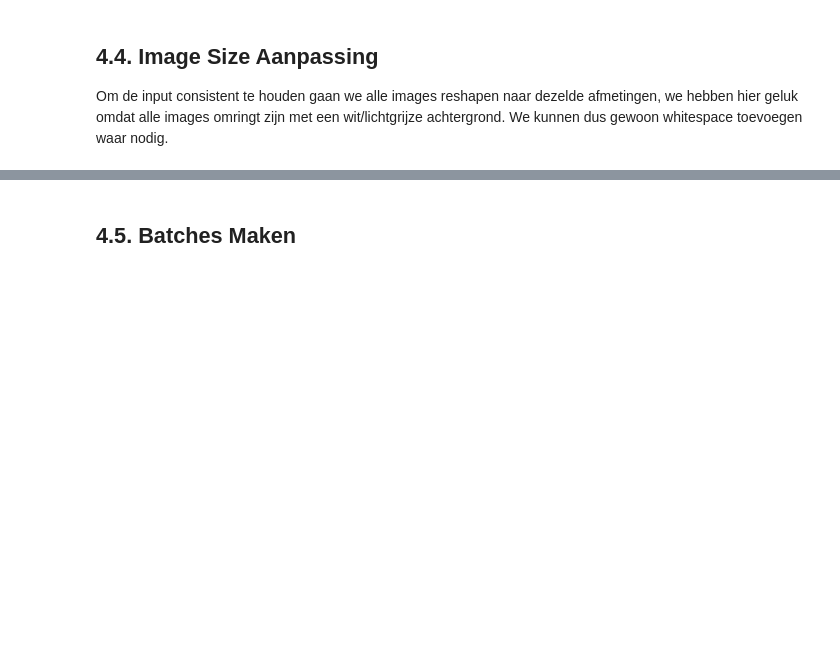
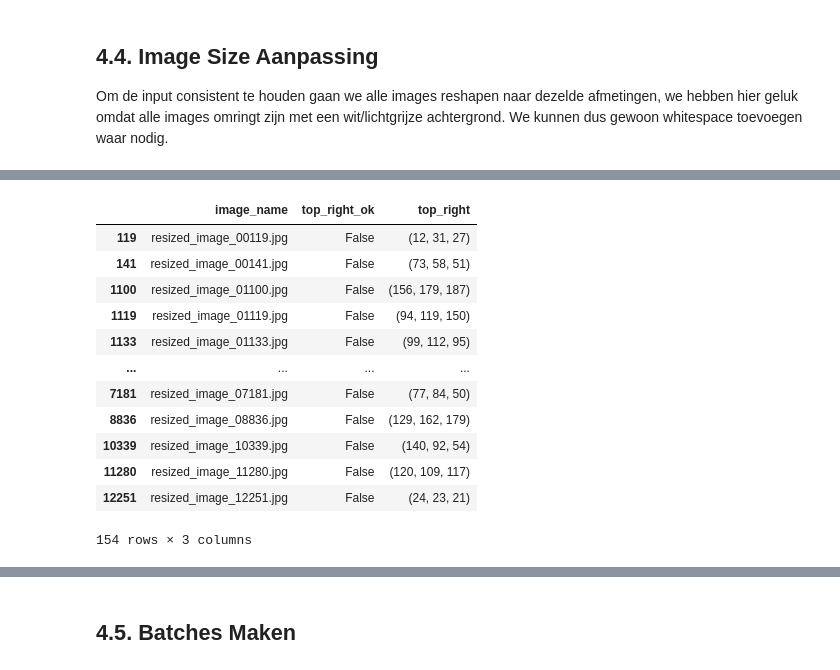
Before and after one commit to 24020338/Deep-Learning-3, a Jupyter notebook: Deep Learning Opdracht 3 Notebook.ipynb, the cells around one changed output, grey strips where cells are left out. Cells and saved outputs as stored; diff of their text form; code cells hidden in the pictures; blank space fills up the shorter version.

```diff
--- a/Deep Learning Opdracht 3 Notebook.ipynb
+++ b/Deep Learning Opdracht 3 Notebook.ipynb
@@ -1158,7 +1185,9 @@ for i, row in hm_df.iterrows():
     text = row["text"]
 
     # Dan pakken we de heights en widths
+    # en de kleur die in de corner staat zodat we kunnen padden met de corresponderende kleur
     old_width, old_height = image.size
+    padding_color = image.getpixel((old_width - 1, 0))
 
     # en dan bepalen we de gewenste padding
     # door de huidige afmetingen af te trekken van de gewenste image size
@@ -1168,7 +1197,7 @@ for i, row in hm_df.iterrows():
     height_padding = (target_size[1] - old_height) // 2
 
     # en dan met die nieuwe image size, voegen we white toe voor hoeveel mogelijk moet
-    new_image = Image.new("RGB", target_size, color="white")
+    new_image = Image.new("RGB", target_size, color=padding_color)
     new_image.paste(image, (width_padding, height_padding))
     base_name = f"resized_image_{i:05d}"
 
@@ -1185,0 +1219,62 @@ for i, row in hm_df.iterrows():
+# %%
+
+
+check_folder = Path("/home/beef/Downloads/models_run/resized_images_and_texts")
+
+image_extensions = [".jpg", ".jpeg", ".png", ".webp"]
+
+# Meer lenient:
+# lagere brightness accepteert donkerder lichtgrijs
+# hogere channel difference accepteert licht warm/koud grijs
+min_brightness = 180
+max_channel_difference = 45
+
+def is_white_or_gray(pixel, min_brightness=180, max_channel_difference=45):
+    r, g, b = pixel
+
+    # Pixel moet licht genoeg zijn
+    brightness_ok = min(r, g, b) >= min_brightness
+
+    # Pixel moet ongeveer wit/grijs zijn
+    channel_difference = max(r, g, b) - min(r, g, b)
+    gray_ok = channel_difference <= max_channel_difference
+
+    return brightness_ok and gray_ok
+
+
+results = []
+
+for image_path in sorted(check_folder.glob("*")):
+    if image_path.suffix.lower() not in image_extensions:
+        continue
+
+    image = Image.open(image_path).convert("RGB")
+    width, height = image.size
+
+    # Alleen rechtsboven checken
+    top_right_pixel = image.getpixel((width - 1, 0))
+
+    top_right_ok = is_white_or_gray(
+        top_right_pixel,
+        min_brightness=min_brightness,
+        max_channel_difference=max_channel_difference
+    )
+
+    results.append({
+        "image_name": image_path.name,
+        "top_right_ok": top_right_ok,
+        "top_right": top_right_pixel
+    })
+
+corner_check_df = pd.DataFrame(results)
+
+print("Aantal images gecontroleerd:", len(corner_check_df))
+print("Aantal images met afwijkende top-right kleur:", (~corner_check_df["top_right_ok"]).sum())
+
+display(corner_check_df.head())
+
+# Alleen verdachte images tonen
+suspicious_corners_df = corner_check_df[~corner_check_df["top_right_ok"]].copy()
+
+display(suspicious_corners_df)
+# %% [output]
@@ -1185,0 +1289,13 @@ for i, row in hm_df.iterrows():
+|  | image_name | top_right_ok | top_right |
+| 119 | resized_image_00119.jpg | False | (12, 31, 27) |
+| 141 | resized_image_00141.jpg | False | (73, 58, 51) |
+| 1100 | resized_image_01100.jpg | False | (156, 179, 187) |
+| 1119 | resized_image_01119.jpg | False | (94, 119, 150) |
+| 1133 | resized_image_01133.jpg | False | (99, 112, 95) |
+| ... | ... | ... | ... |
+| 7181 | resized_image_07181.jpg | False | (77, 84, 50) |
+| 8836 | resized_image_08836.jpg | False | (129, 162, 179) |
+| 10339 | resized_image_10339.jpg | False | (140, 92, 54) |
+| 11280 | resized_image_11280.jpg | False | (120, 109, 117) |
+| 12251 | resized_image_12251.jpg | False | (24, 23, 21) |
+154 rows × 3 columns
```
Also changed, not shown: parts of 11 cells of this notebook, 3 other files.
